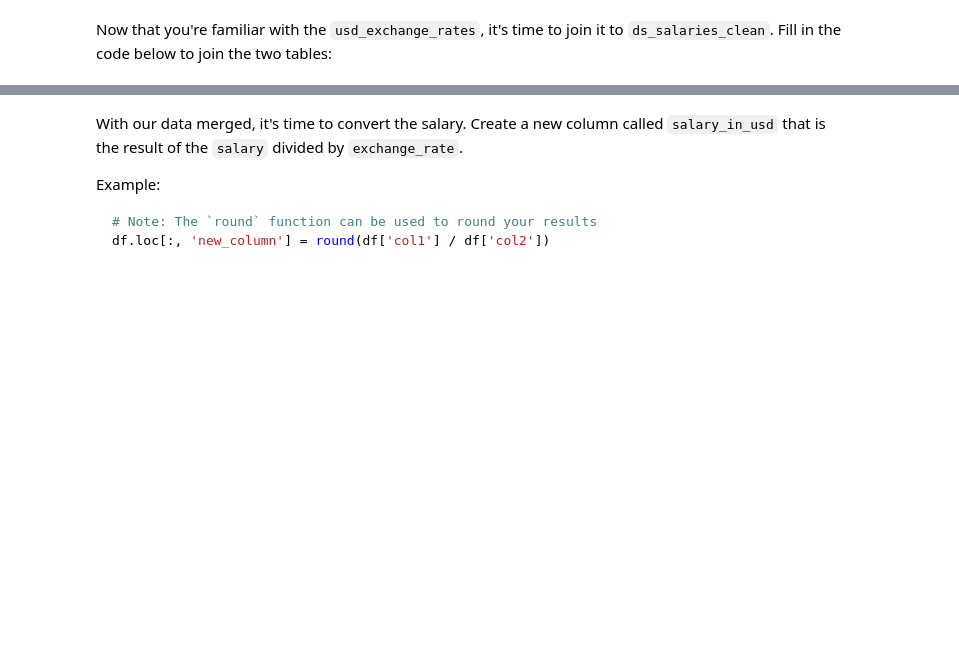
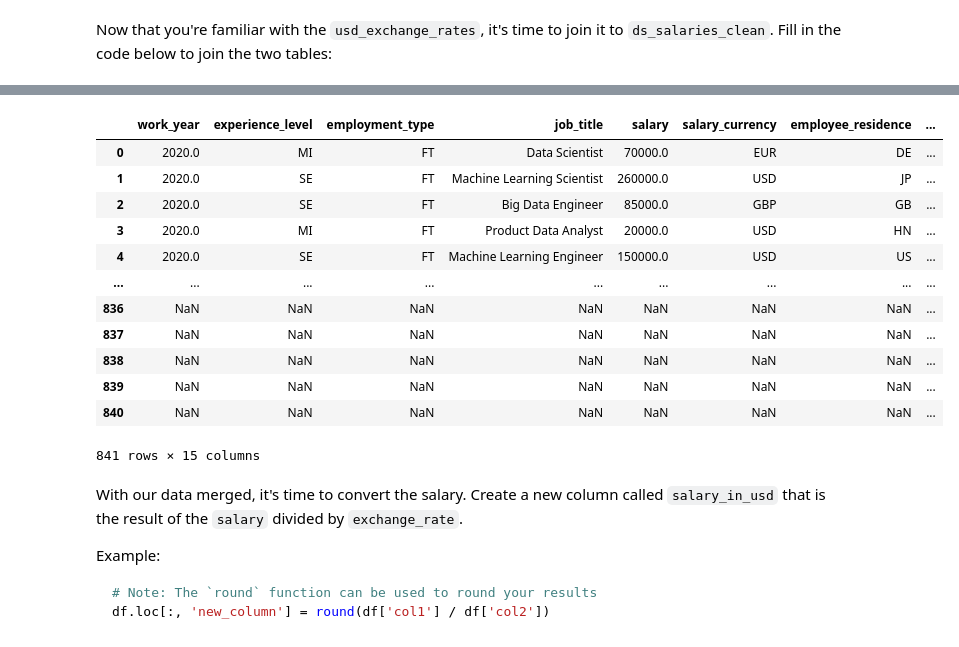
Before and after one commit to Tashipalden/Python, a Jupyter notebook: COOP -Python_105(Tashi)_Exploratory_Data_Analysis.ipynb, the cells around one changed output, grey strips where cells are left out. Drawn from its saved outputs; the diff is of its cells as text; code cells hidden in the pictures; blank space fills up the shorter version.

```diff
--- a/COOP -Python_105(Tashi)_Exploratory_Data_Analysis.ipynb
+++ b/COOP -Python_105(Tashi)_Exploratory_Data_Analysis.ipynb
@@ -331,3 +349,20 @@ ds_salaries_clean = pd.function_to_join(
+# %%
+ds_salaries_clean=pd.concat([ds_salaries_clean, usd_exchange_rates]).reset_index(drop =True)
+ds_salaries_clean
+# %% [output]
+|  | work_year | experience_level | employment_type | job_title | salary | salary_currency | employee_residence | ... |
+| 0 | 2020.0 | MI | FT | Data Scientist | 70000.0 | EUR | DE | ... |
+| 1 | 2020.0 | SE | FT | Machine Learning Scientist | 260000.0 | USD | JP | ... |
+| 2 | 2020.0 | SE | FT | Big Data Engineer | 85000.0 | GBP | GB | ... |
+| 3 | 2020.0 | MI | FT | Product Data Analyst | 20000.0 | USD | HN | ... |
+| 4 | 2020.0 | SE | FT | Machine Learning Engineer | 150000.0 | USD | US | ... |
+| ... | ... | ... | ... | ... | ... | ... | ... | ... |
+| 836 | NaN | NaN | NaN | NaN | NaN | NaN | NaN | ... |
+| 837 | NaN | NaN | NaN | NaN | NaN | NaN | NaN | ... |
+| 838 | NaN | NaN | NaN | NaN | NaN | NaN | NaN | ... |
+| 839 | NaN | NaN | NaN | NaN | NaN | NaN | NaN | ... |
+| 840 | NaN | NaN | NaN | NaN | NaN | NaN | NaN | ... |
+841 rows × 15 columns
 # %% [markdown]
 With our data merged, it's time to convert the salary. Create a new column called `salary_in_usd` that is the result of the `salary` divided by `exchange_rate`.
 
```
Also changed, not shown: parts of 7 cells of this notebook.
